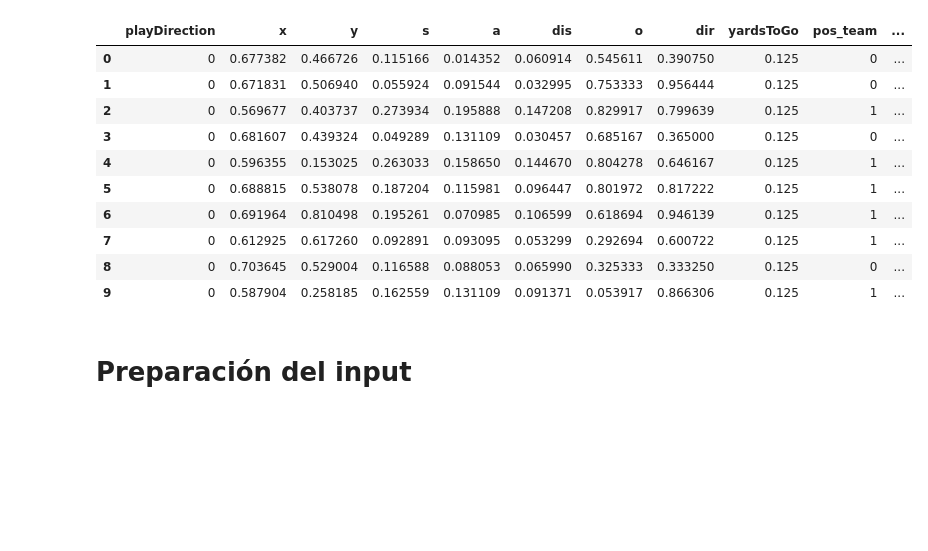
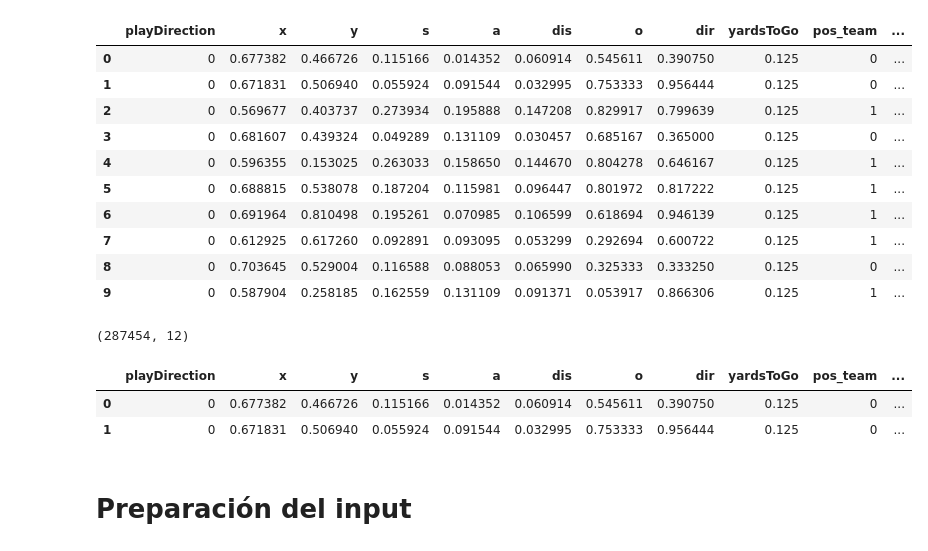
Before and after one commit to Alf-caput/NFL2022_TacklePredictNN, a Jupyter notebook: no_entrega.ipynb, the cells around one changed output. Cells and saved outputs as stored; diff of their text form; code cells hidden in the pictures; blank space fills up the shorter version.

```diff
--- a/no_entrega.ipynb
+++ b/no_entrega.ipynb
@@ -422,6 +422,16 @@ ds.head(10)
 | 7 | 0 | 0.612925 | 0.617260 | 0.092891 | 0.093095 | 0.053299 | 0.292694 | 0.600722 | 0.125 | 1 | ... |
 | 8 | 0 | 0.703645 | 0.529004 | 0.116588 | 0.088053 | 0.065990 | 0.325333 | 0.333250 | 0.125 | 0 | ... |
 | 9 | 0 | 0.587904 | 0.258185 | 0.162559 | 0.131109 | 0.091371 | 0.053917 | 0.866306 | 0.125 | 1 | ... |
+# %%
+ds.shape
+# %% [output]
+(287454, 12)
+# %%
+ds.head(2)
+# %% [output]
+|  | playDirection | x | y | s | a | dis | o | dir | yardsToGo | pos_team | ... |
+| 0 | 0 | 0.677382 | 0.466726 | 0.115166 | 0.014352 | 0.060914 | 0.545611 | 0.390750 | 0.125 | 0 | ... |
+| 1 | 0 | 0.671831 | 0.506940 | 0.055924 | 0.091544 | 0.032995 | 0.753333 | 0.956444 | 0.125 | 0 | ... |
 # %% [markdown]
 # Preparación del input
 # %% [markdown]
```
Also changed, not shown: parts of 9 cells of this notebook.
